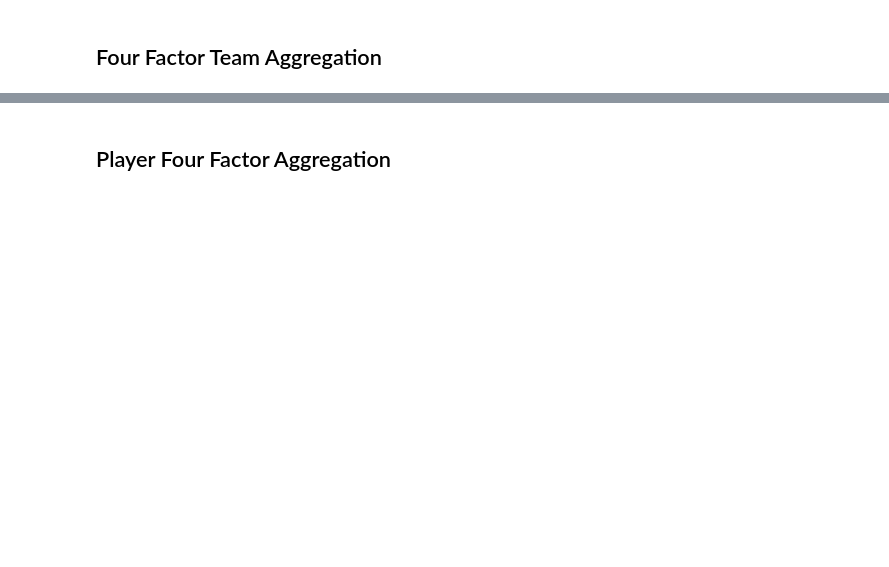
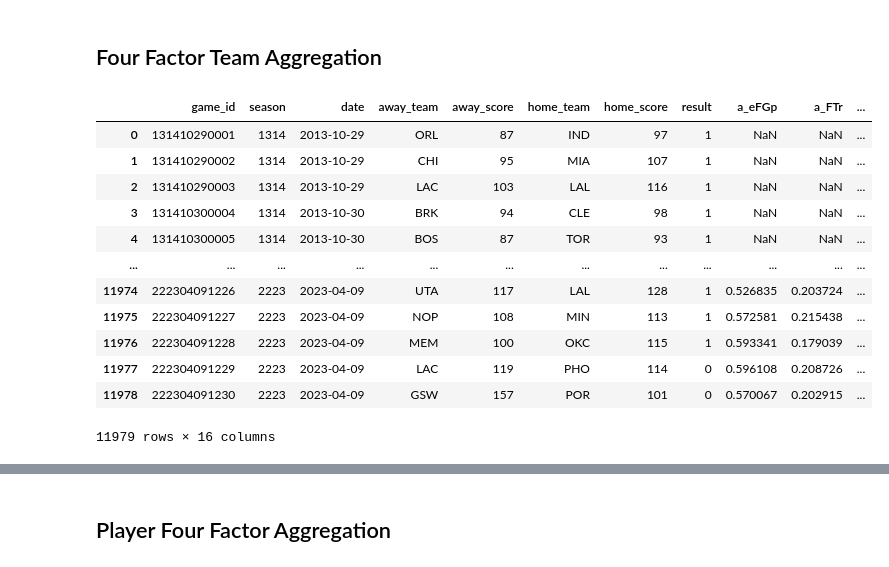
Before and after one commit to luke-lite/NBA-Prediction-Modeling, a Jupyter notebook: Data Aggregation.ipynb, the cells around one changed output, grey strips where cells are left out. Saved outputs shown, nothing was run; the diff lists cells and outputs as text; code cells hidden in the pictures; blank space fills up the shorter version.

Commit message:
update data aggregation

```diff
--- a/Data Aggregation.ipynb
+++ b/Data Aggregation.ipynb
@@ -79,7 +121,7 @@ def create_4F_df(query, conn, team_stats, team='away'):
     return comp_df
 # %%
 four_factor_columns = list(game_info.columns) + ['a_eFGp', 'a_FTr', 'a_ORBp', 'a_TOVp', 'h_eFGp', 'h_FTr', 'h_ORBp', 'h_TOVp']
-team_factor_10_df = pd.DataFrame(columns=four_factor_columns)
+team_factor_10 = pd.DataFrame(columns=four_factor_columns)
 
 for game_id in game_ids:
 
@@ -87,17 +129,31 @@ for game_id in game_ids:
     away_team = game_info[game_info['game_id'] == game_id]['away_team'].values[0]
     home_team = game_info[game_info['game_id'] == game_id]['home_team'].values[0]
 
-    away_gid_query = create_gid_query(game_id = game_id, date=date, team='away')
+    away_gid_query = create_gid_query(game_id = game_id, date=date, lim=10, team='away')
     away_stats = create_4F_df(query=away_gid_query, conn=conn, team_stats=team_stats, team='away')
 
-    home_gid_query = create_gid_query(game_id=game_id, date=date, team='home')
+    home_gid_query = create_gid_query(game_id=game_id, date=date, lim=10, team='home')
     home_stats = create_4F_df(query=home_gid_query, conn=conn, team_stats=team_stats, team='home')
 
     agg_stats = pd.concat([away_stats, home_stats], axis=1)
     gid_info = game_info[game_info['game_id'] == game_id].reset_index(drop=True)
 
     stats_4F = pd.concat([gid_info, agg_stats], axis=1)
-    team_factor_10_df = four_factor_df.append(stats_4F, ignore_index=True)
+    team_factor_10 = team_factor_10.append(stats_4F, ignore_index=True)
 # %%
-team_factor_10_df
+team_factor_10
+# %% [output]
+|  | game_id | season | date | away_team | away_score | home_team | home_score | result | a_eFGp | a_FTr | ... |
+| 0 | 131410290001 | 1314 | 2013-10-29 | ORL | 87 | IND | 97 | 1 | NaN | NaN | ... |
+| 1 | 131410290002 | 1314 | 2013-10-29 | CHI | 95 | MIA | 107 | 1 | NaN | NaN | ... |
+| 2 | 131410290003 | 1314 | 2013-10-29 | LAC | 103 | LAL | 116 | 1 | NaN | NaN | ... |
+| 3 | 131410300004 | 1314 | 2013-10-30 | BRK | 94 | CLE | 98 | 1 | NaN | NaN | ... |
+| 4 | 131410300005 | 1314 | 2013-10-30 | BOS | 87 | TOR | 93 | 1 | NaN | NaN | ... |
+| ... | ... | ... | ... | ... | ... | ... | ... | ... | ... | ... | ... |
+| 11974 | 222304091226 | 2223 | 2023-04-09 | UTA | 117 | LAL | 128 | 1 | 0.526835 | 0.203724 | ... |
+| 11975 | 222304091227 | 2223 | 2023-04-09 | NOP | 108 | MIN | 113 | 1 | 0.572581 | 0.215438 | ... |
+| 11976 | 222304091228 | 2223 | 2023-04-09 | MEM | 100 | OKC | 115 | 1 | 0.593341 | 0.179039 | ... |
+| 11977 | 222304091229 | 2223 | 2023-04-09 | LAC | 119 | PHO | 114 | 0 | 0.596108 | 0.208726 | ... |
+| 11978 | 222304091230 | 2223 | 2023-04-09 | GSW | 157 | POR | 101 | 0 | 0.570067 | 0.202915 | ... |
+11979 rows × 16 columns
 # %%
```
Also changed, not shown: parts of 17 cells of this notebook.
